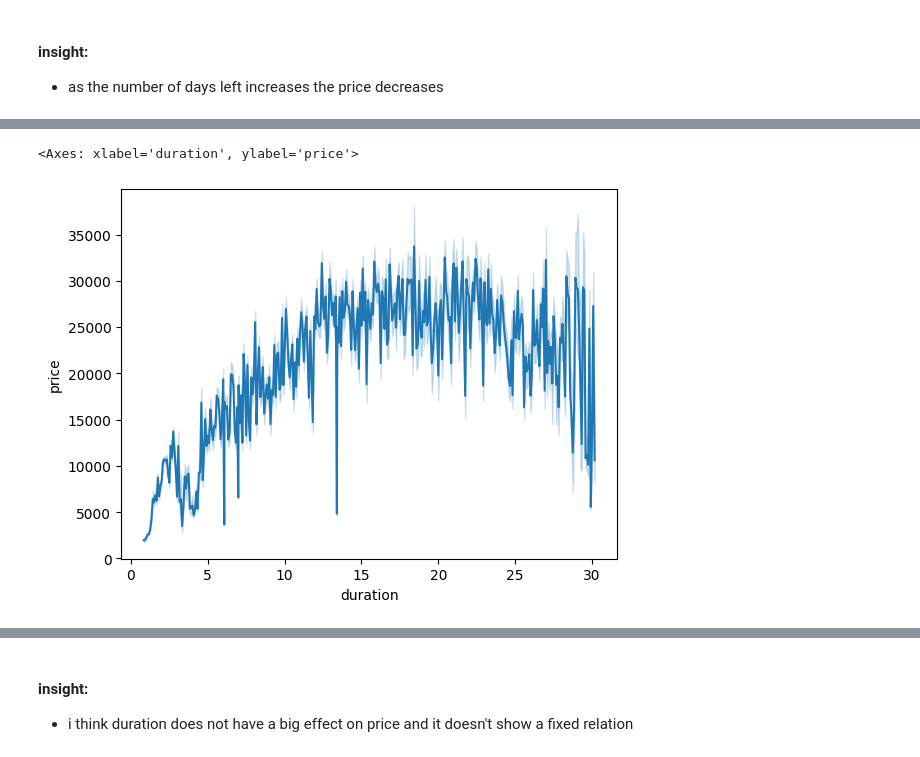
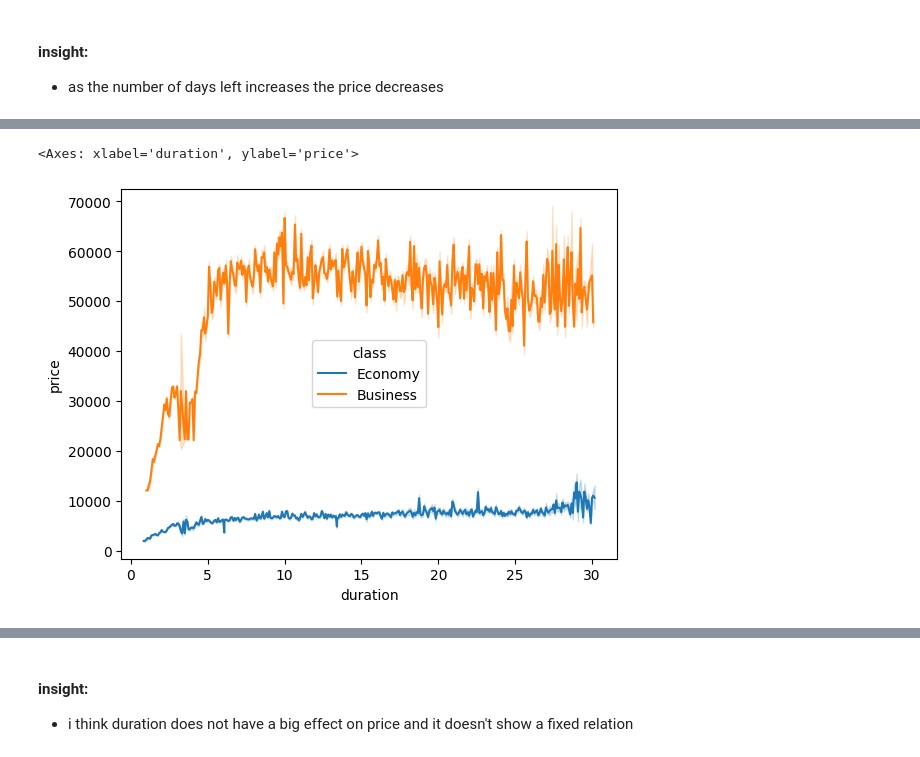
Before and after one commit to Abdallahyasser14/-Airline-Flights-Price-Prediction-Project, a Jupyter notebook: Regression_Task.ipynb, the cells around one changed output, grey strips where cells are left out. Drawn from its saved outputs; the diff is of its cells as text; code cells hidden in the pictures.

```diff
--- a/Regression_Task.ipynb
+++ b/Regression_Task.ipynb
@@ -589,5 +557,5 @@ sns.lineplot(x='days_left',y='price',data=df)
 # %%
-sns.lineplot(x='duration',y='price',data=df)
+sns.lineplot(x='duration',y='price',data=df,hue='class')
 # %% [output]
 <Axes: xlabel='duration', ylabel='price'>
-[figure, old version]
+[figure, new version]
```
Also changed, not shown: parts of 54 cells of this notebook.
